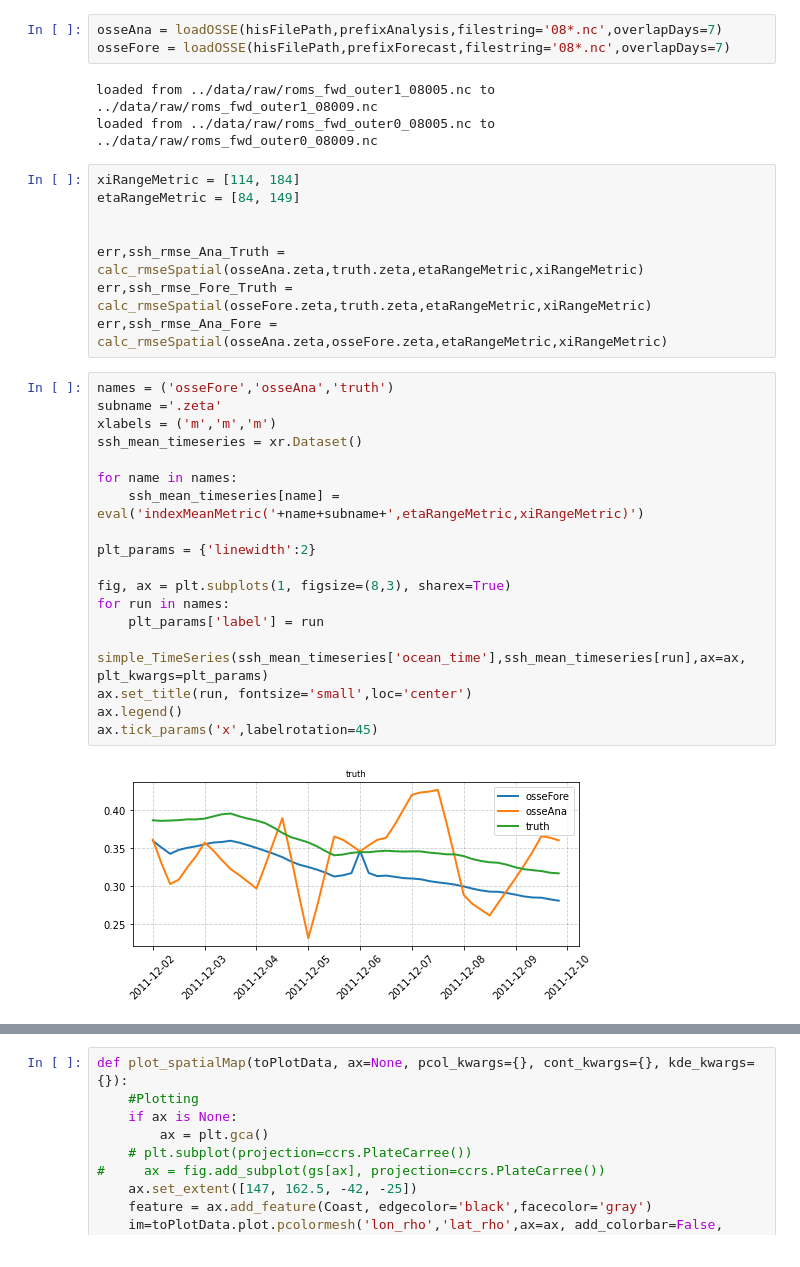
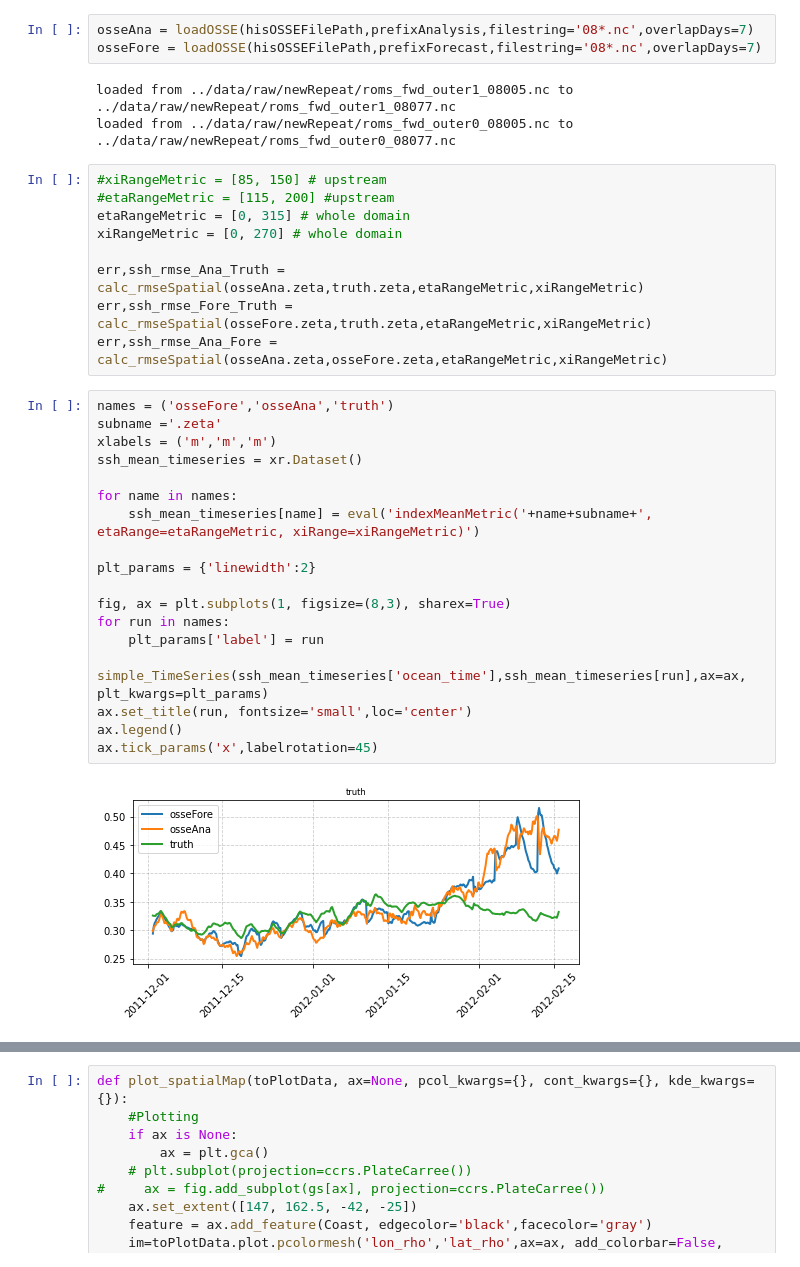
Before and after one commit to Ocean1125/OSSE-analysis, a Jupyter notebook: notebooks/2.0-RMSEfromTruth.ipynb, the cells around one changed output, grey strips where cells are left out. Saved outputs shown, nothing was run; the diff lists cells and outputs as text.

```diff
--- a/notebooks/2.0-RMSEfromTruth.ipynb
+++ b/notebooks/2.0-RMSEfromTruth.ipynb
@@ -119,13 +118,14 @@ loaded from ../data/raw/outer_his_08005.nc to ../data/raw/outer_his_08009.nc
 # %%
-osseAna = loadOSSE(hisFilePath,prefixAnalysis,filestring='08*.nc',overlapDays=7)
-osseFore = loadOSSE(hisFilePath,prefixForecast,filestring='08*.nc',overlapDays=7)
+osseAna = loadOSSE(hisOSSEFilePath,prefixAnalysis,filestring='08*.nc',overlapDays=7)
+osseFore = loadOSSE(hisOSSEFilePath,prefixForecast,filestring='08*.nc',overlapDays=7)
 # %% [output]
-loaded from ../data/raw/roms_fwd_outer1_08005.nc to ../data/raw/roms_fwd_outer1_08009.nc
-loaded from ../data/raw/roms_fwd_outer0_08005.nc to ../data/raw/roms_fwd_outer0_08009.nc
+loaded from ../data/raw/newRepeat/roms_fwd_outer1_08005.nc to ../data/raw/newRepeat/roms_fwd_outer1_08077.nc
+loaded from ../data/raw/newRepeat/roms_fwd_outer0_08005.nc to ../data/raw/newRepeat/roms_fwd_outer0_08077.nc
 # %%
-xiRangeMetric = [114, 184]
-etaRangeMetric = [84, 149]
-
+#xiRangeMetric = [85, 150] # upstream
+#etaRangeMetric = [115, 200] #upstream
+etaRangeMetric = [0, 315] # whole domain
+xiRangeMetric = [0, 270] # whole domain
 
 err,ssh_rmse_Ana_Truth = calc_rmseSpatial(osseAna.zeta,truth.zeta,etaRangeMetric,xiRangeMetric)
 err,ssh_rmse_Fore_Truth = calc_rmseSpatial(osseFore.zeta,truth.zeta,etaRangeMetric,xiRangeMetric)
@@ -133,23 +133,23 @@ err,ssh_rmse_Ana_Fore = calc_rmseSpatial(osseAna.zeta,osseFore.zeta,etaRangeMetr
 # %%
 names = ('osseFore','osseAna','truth')
 subname ='.zeta'
 xlabels = ('m','m','m')
 ssh_mean_timeseries = xr.Dataset()
 
 for name in names:
-    ssh_mean_timeseries[name] = eval('indexMeanMetric('+name+subname+',etaRangeMetric,xiRangeMetric)')
+    ssh_mean_timeseries[name] = eval('indexMeanMetric('+name+subname+', etaRange=etaRangeMetric, xiRange=xiRangeMetric)')
 
 plt_params = {'linewidth':2}
 
 fig, ax = plt.subplots(1, figsize=(8,3), sharex=True)
 for run in names:
     plt_params['label'] = run
     simple_TimeSeries(ssh_mean_timeseries['ocean_time'],ssh_mean_timeseries[run],ax=ax, plt_kwargs=plt_params)
 ax.set_title(run, fontsize='small',loc='center')
 ax.legend()
 ax.tick_params('x',labelrotation=45)
 # %% [output]
-[figure, old version]
+[figure, new version]
 # %%
 names = ('ssh_rmse_Ana_Truth','ssh_rmse_Fore_Truth','ssh_rmse_Ana_Fore')
 xlabels = ('m','m','m')
```
Also changed, not shown: parts of 7 cells of this notebook, 14 other files.
